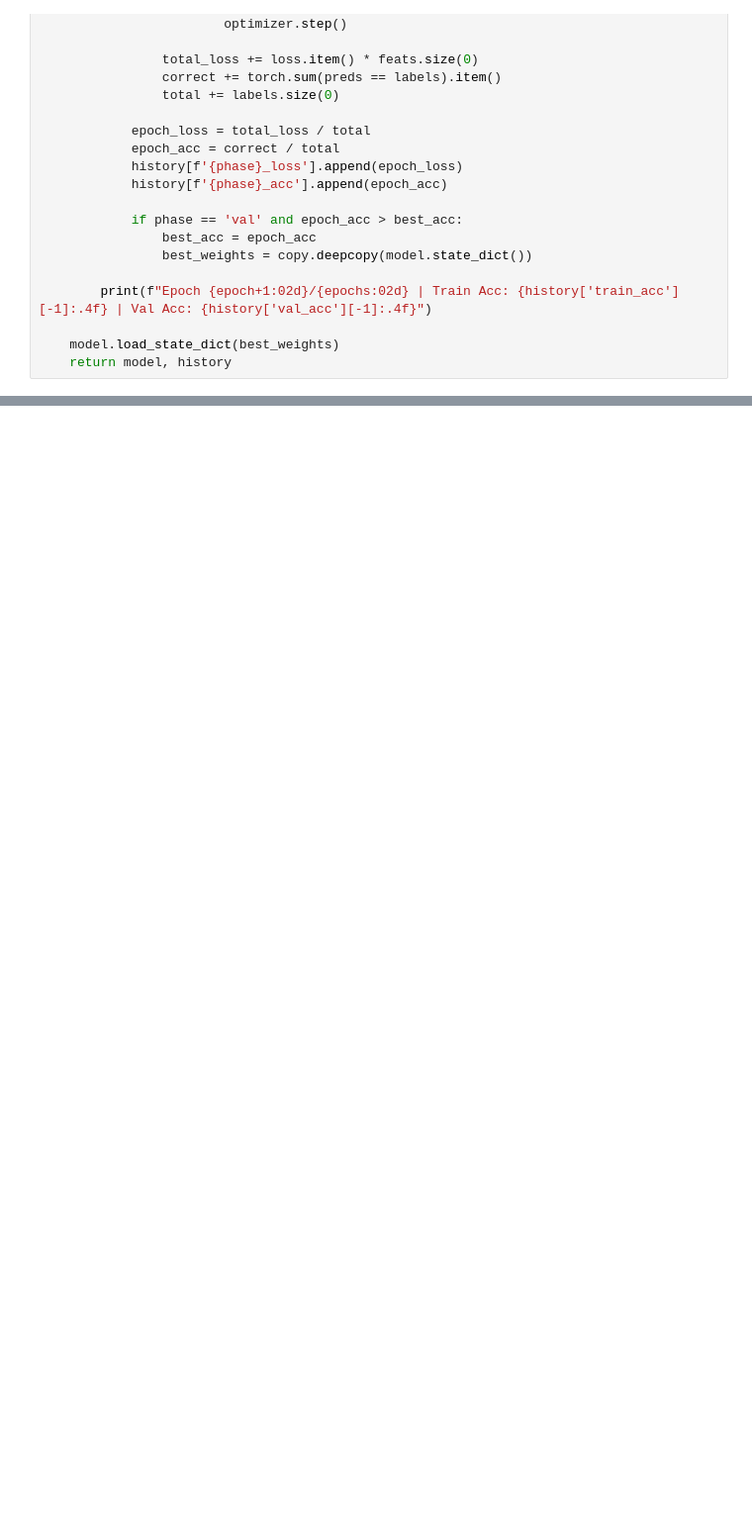
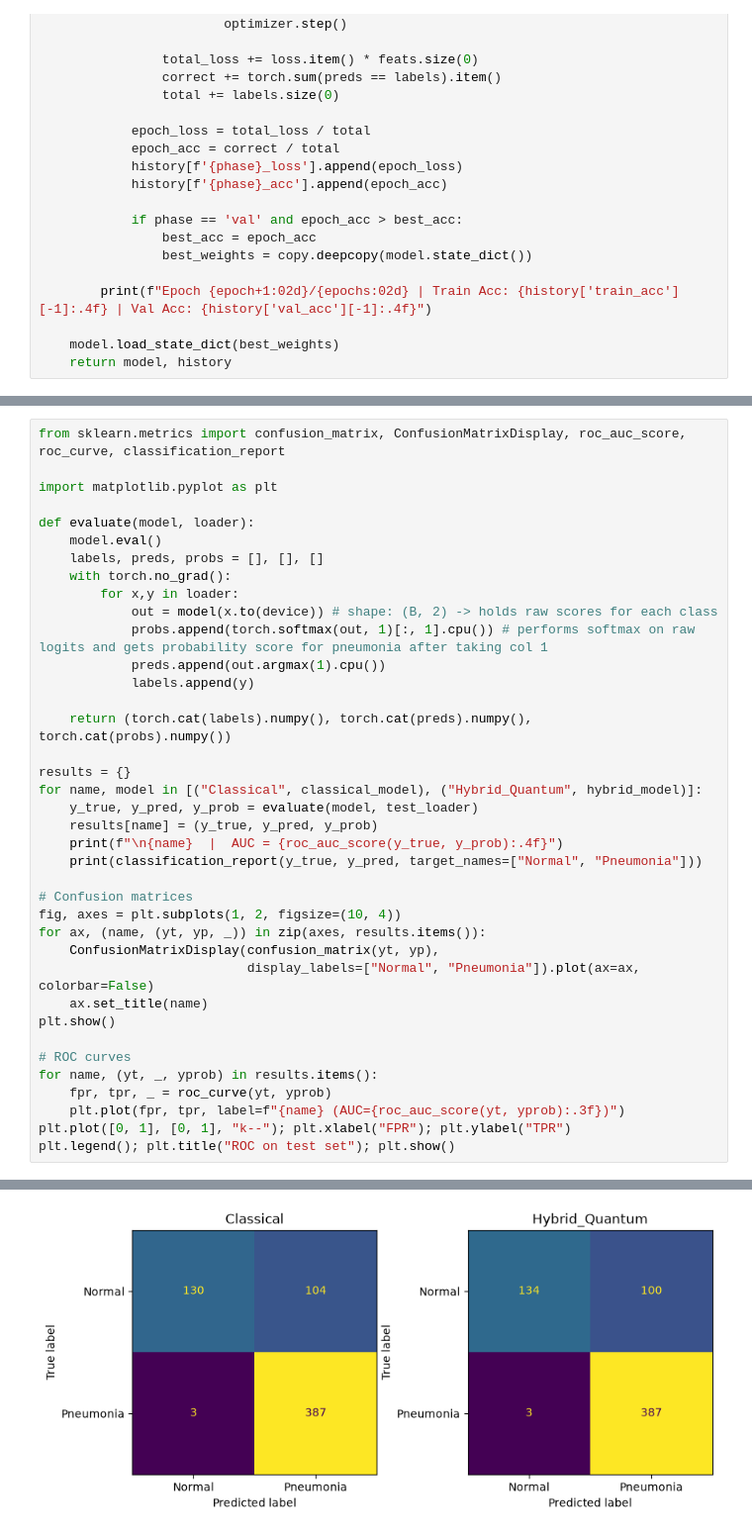
Before and after one commit to Pratz2005/Quantum-Transfer-Learning, a Jupyter notebook: main.ipynb, the cells around one changed output, grey strips where cells are left out. Shown at 99% size. Saved outputs shown, nothing was run; the diff lists cells and outputs as text; blank space fills up the shorter version.

Commit message:
Wrote test loop for classical and hybrid model

```diff
--- a/main.ipynb
+++ b/main.ipynb
@@ -244,0 +266,39 @@ Epoch 15/15 | Train Acc: 0.9620 | Val Acc: 0.9599
+# %%
+from sklearn.metrics import confusion_matrix, ConfusionMatrixDisplay, roc_auc_score, roc_curve, classification_report
+
+import matplotlib.pyplot as plt
+
+def evaluate(model, loader):
+    model.eval()
+    labels, preds, probs = [], [], []
+    with torch.no_grad():
+        for x,y in loader:
+            out = model(x.to(device)) # shape: (B, 2) -> holds raw scores for each class
+            probs.append(torch.softmax(out, 1)[:, 1].cpu()) # performs softmax on raw logits and gets probability score for pneumonia after taking col 1
+            preds.append(out.argmax(1).cpu())
+            labels.append(y)
+
+    return (torch.cat(labels).numpy(), torch.cat(preds).numpy(), torch.cat(probs).numpy())
+
+results = {}
+for name, model in [("Classical", classical_model), ("Hybrid_Quantum", hybrid_model)]:
+    y_true, y_pred, y_prob = evaluate(model, test_loader)
+    results[name] = (y_true, y_pred, y_prob)
+    print(f"\n{name}  |  AUC = {roc_auc_score(y_true, y_prob):.4f}")
+    print(classification_report(y_true, y_pred, target_names=["Normal", "Pneumonia"]))
+
+# Confusion matrices
+fig, axes = plt.subplots(1, 2, figsize=(10, 4))
+for ax, (name, (yt, yp, _)) in zip(axes, results.items()):
+    ConfusionMatrixDisplay(confusion_matrix(yt, yp),
+                           display_labels=["Normal", "Pneumonia"]).plot(ax=ax, colorbar=False)
+    ax.set_title(name)
+plt.show()
+
+# ROC curves
+for name, (yt, _, yprob) in results.items():
+    fpr, tpr, _ = roc_curve(yt, yprob)
+    plt.plot(fpr, tpr, label=f"{name} (AUC={roc_auc_score(yt, yprob):.3f})")
+plt.plot([0, 1], [0, 1], "k--"); plt.xlabel("FPR"); plt.ylabel("TPR")
+plt.legend(); plt.title("ROC on test set"); plt.show()
+# %% [output]
@@ -244,0 +325 @@ Epoch 15/15 | Train Acc: 0.9620 | Val Acc: 0.9599
+[figure, added]
```
Also changed, not shown: parts of 6 cells of this notebook.
